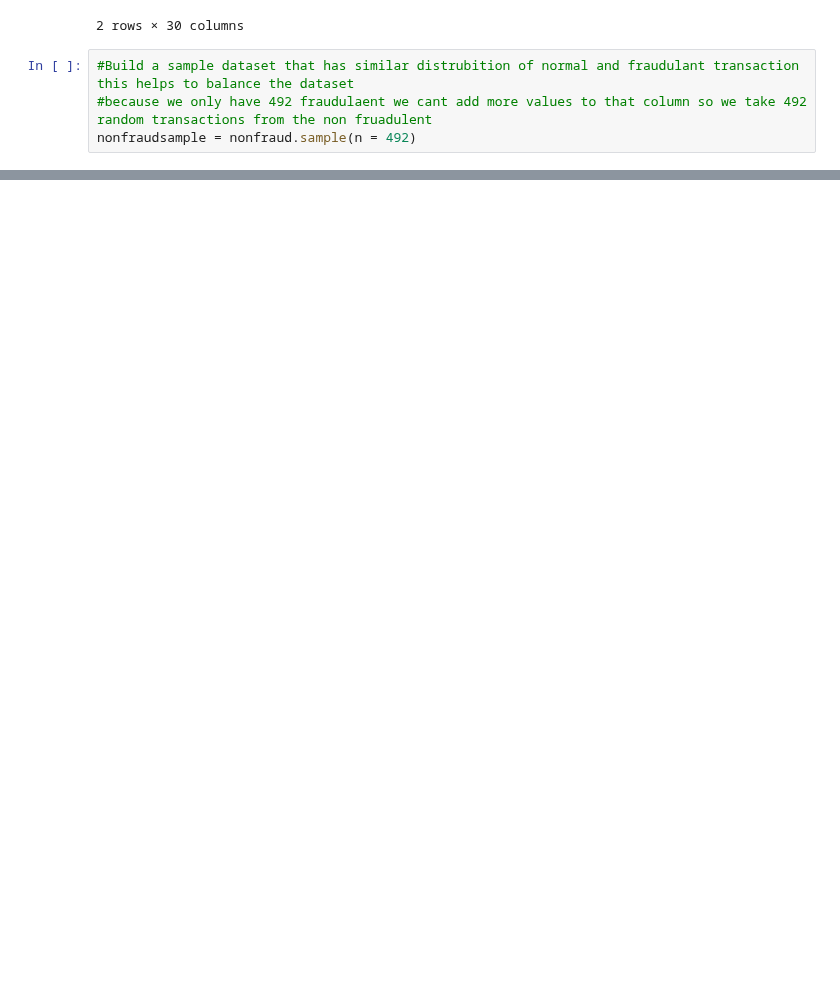
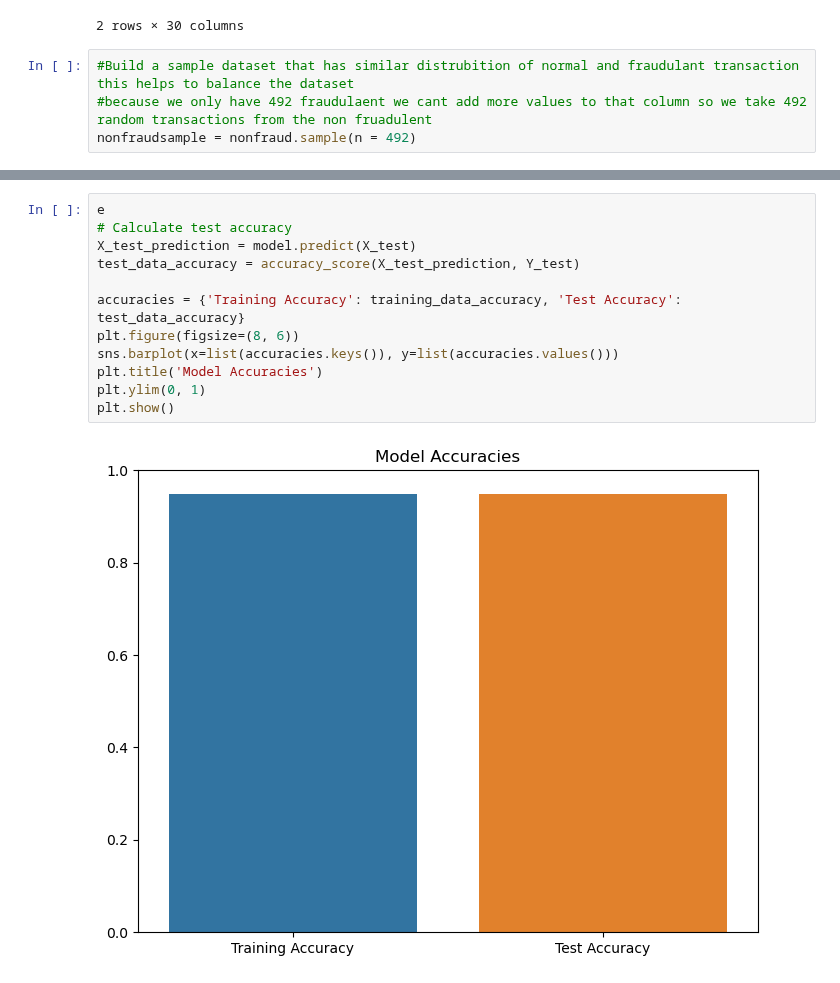
Before and after one commit to NealMistry/Credit-card-prevention-ML, a Jupyter notebook: honoursproj.ipynb, the cells around one changed output, grey strips where cells are left out. Cells and saved outputs as stored; diff of their text form; blank space fills up the shorter version.

```diff
--- a/honoursproj.ipynb
+++ b/honoursproj.ipynb
@@ -171,0 +207,14 @@ LogisticRegression()
+# %%
+e
+# Calculate test accuracy
+X_test_prediction = model.predict(X_test)
+test_data_accuracy = accuracy_score(X_test_prediction, Y_test)
+
+accuracies = {'Training Accuracy': training_data_accuracy, 'Test Accuracy': test_data_accuracy}
+plt.figure(figsize=(8, 6))
+sns.barplot(x=list(accuracies.keys()), y=list(accuracies.values()))
+plt.title('Model Accuracies')
+plt.ylim(0, 1)
+plt.show()
+# %% [output]
+[figure, added]
```
Also changed, not shown: parts of 12 cells of this notebook.
